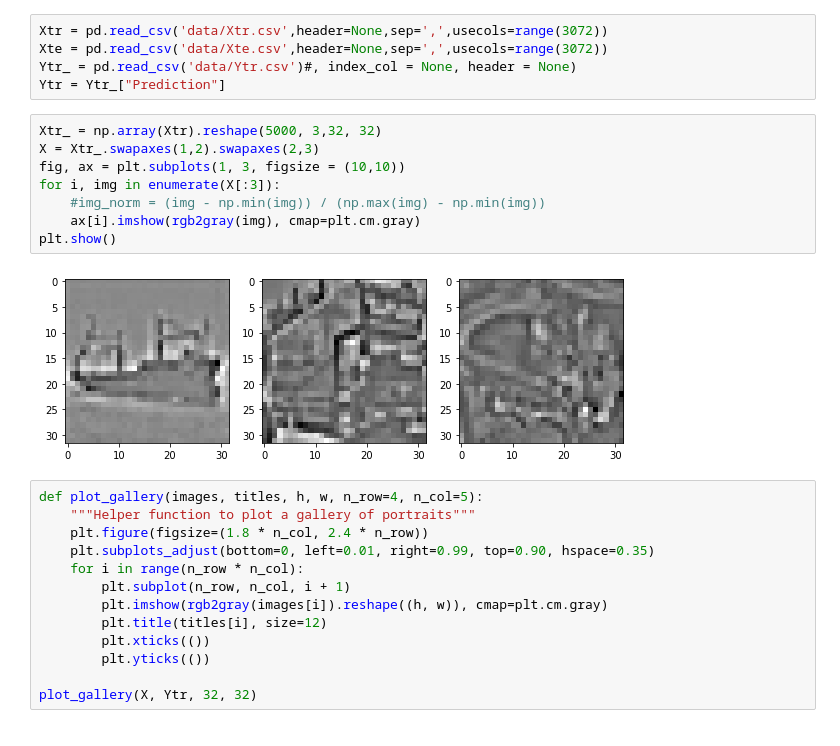
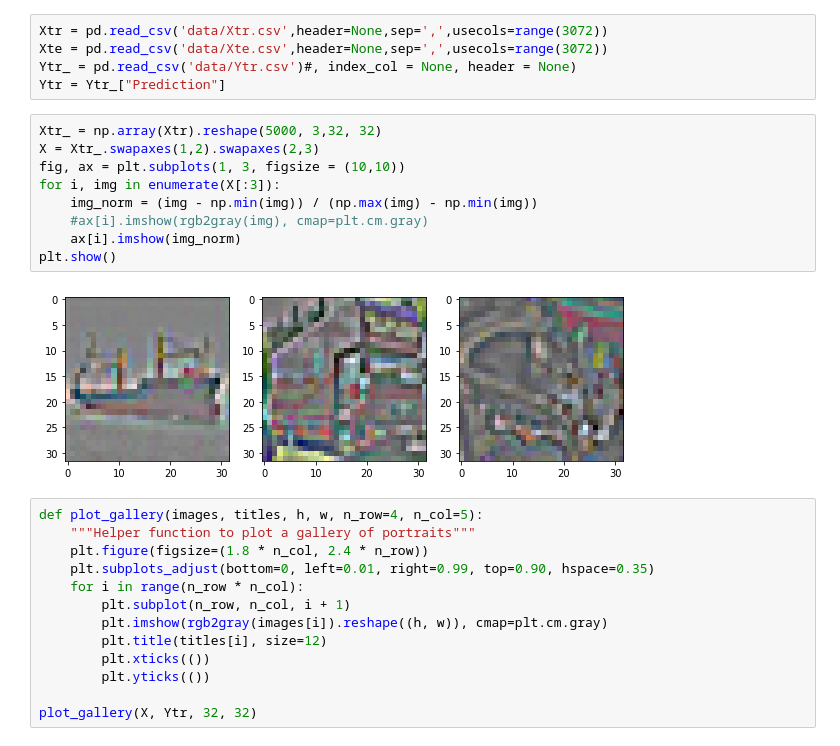
Before and after one commit to sandertom/KernelMethodsMVA, a Jupyter notebook: Viz.ipynb, the cells around one changed output. Saved outputs shown, nothing was run; the diff lists cells and outputs as text.

```diff
--- a/Viz.ipynb
+++ b/Viz.ipynb
@@ -13,13 +13,14 @@ Ytr = Ytr_["Prediction"]
 # %%
 Xtr_ = np.array(Xtr).reshape(5000, 3,32, 32)
 X = Xtr_.swapaxes(1,2).swapaxes(2,3)
 fig, ax = plt.subplots(1, 3, figsize = (10,10))
 for i, img in enumerate(X[:3]):
-    #img_norm = (img - np.min(img)) / (np.max(img) - np.min(img))
-    ax[i].imshow(rgb2gray(img), cmap=plt.cm.gray)
+    img_norm = (img - np.min(img)) / (np.max(img) - np.min(img))
+    #ax[i].imshow(rgb2gray(img), cmap=plt.cm.gray)
+    ax[i].imshow(img_norm)
 plt.show()
 # %% [output]
-[figure, old version]
+[figure, new version]
 # %%
 def plot_gallery(images, titles, h, w, n_row=4, n_col=5):
     """Helper function to plot a gallery of portraits"""
```
Also changed, not shown: 5 other files.
